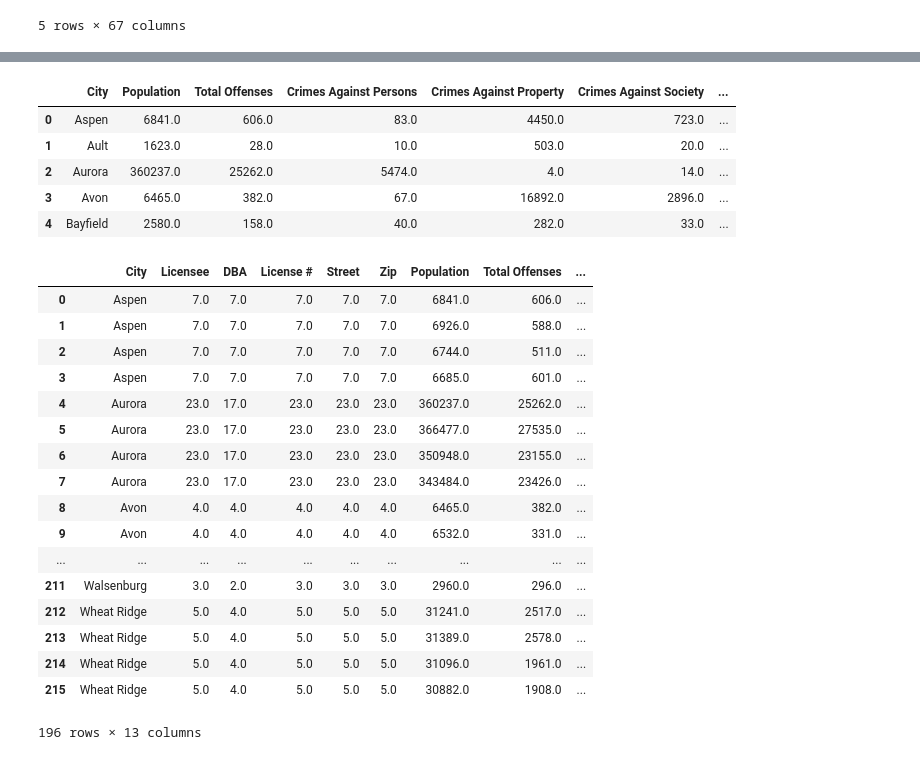
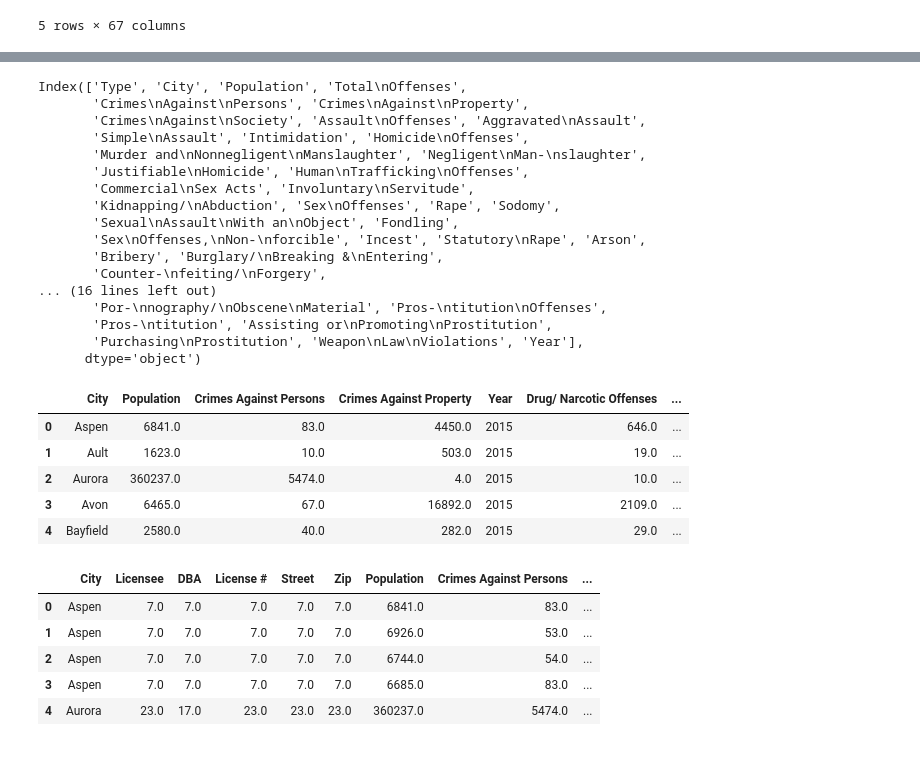
Before and after one commit to joshshigaki/Team-5, a Jupyter notebook: CO Businesses.ipynb, the cells around one changed output, grey strips where cells are left out. Cells and saved outputs as stored; diff of their text form; code cells hidden in the pictures.

```diff
--- a/CO Businesses.ipynb
+++ b/CO Businesses.ipynb
@@ -128,10 +110,32 @@ Index(['Type', 'City', 'Population', 'Total\nOffenses',
+# %%
+#Show all columns title
+crime_df.columns
+# %% [output]
+Index(['Type', 'City', 'Population', 'Total\nOffenses',
+       'Crimes\nAgainst\nPersons', 'Crimes\nAgainst\nProperty',
+       'Crimes\nAgainst\nSociety', 'Assault\nOffenses', 'Aggravated\nAssault',
+       'Simple\nAssault', 'Intimidation', 'Homicide\nOffenses',
+       'Murder and\nNonnegligent\nManslaughter', 'Negligent\nMan-\nslaughter',
+       'Justifiable\nHomicide', 'Human\nTrafficking\nOffenses',
+       'Commercial\nSex Acts', 'Involuntary\nServitude',
+       'Kidnapping/\nAbduction', 'Sex\nOffenses', 'Rape', 'Sodomy',
+       'Sexual\nAssault\nWith an\nObject', 'Fondling',
+       'Sex\nOffenses,\nNon-\nforcible', 'Incest', 'Statutory\nRape', 'Arson',
+       'Bribery', 'Burglary/\nBreaking &\nEntering',
+       'Counter-\nfeiting/\nForgery',
+... (16 lines left out)
+       'Por-\nnography/\nObscene\nMaterial', 'Pros-\ntitution\nOffenses',
+       'Pros-\ntitution', 'Assisting or\nPromoting\nProstitution',
+       'Purchasing\nProstitution', 'Weapon\nLaw\nViolations', 'Year'],
+      dtype='object')
 # %%
-crime_sum = crime_df.loc[:,["City","Population","Total\nOffenses", "Crimes\nAgainst\nPersons","Crimes\nAgainst\nProperty","Crimes\nAgainst\nSociety", "Year"]]
-crime_sum.head()
+#Minor data cleaning
+crime_summary = crime_df.loc[:,["City","Population", "Crimes\nAgainst\nPersons","Crimes\nAgainst\nProperty", "Year","Drug/\nNarcotic\nOffenses","Drug/\nNarcotic\nViolations", "Drug\nEquipment\nViolations"]]
+crime_summary.head()
 # %% [output]
-|  | City | Population | Total Offenses | Crimes Against Persons | Crimes Against Property | Crimes Against Society | ... |
-| 0 | Aspen | 6841.0 | 606.0 | 83.0 | 4450.0 | 723.0 | ... |
-| 1 | Ault | 1623.0 | 28.0 | 10.0 | 503.0 | 20.0 | ... |
-| 2 | Aurora | 360237.0 | 25262.0 | 5474.0 | 4.0 | 14.0 | ... |
-| 3 | Avon | 6465.0 | 382.0 | 67.0 | 16892.0 | 2896.0 | ... |
-| 4 | Bayfield | 2580.0 | 158.0 | 40.0 | 282.0 | 33.0 | ... |
+|  | City | Population | Crimes Against Persons | Crimes Against Property | Year | Drug/ Narcotic Offenses | ... |
+| 0 | Aspen | 6841.0 | 83.0 | 4450.0 | 2015 | 646.0 | ... |
+| 1 | Ault | 1623.0 | 10.0 | 503.0 | 2015 | 19.0 | ... |
+| 2 | Aurora | 360237.0 | 5474.0 | 4.0 | 2015 | 10.0 | ... |
+| 3 | Avon | 6465.0 | 67.0 | 16892.0 | 2015 | 2109.0 | ... |
+| 4 | Bayfield | 2580.0 | 40.0 | 282.0 | 2015 | 29.0 | ... |
@@ -141,24 +142,23 @@ stores_sum = mj_stores_df.groupby("City").count()
+# %%
+#Change Column name of dataframe so that we can do a merge on the same column
+mj_stores_df = mj_stores_df.rename(columns={"City ": "City"})
+
+#group by city to count the number of dispensaries
+stores_summary = mj_stores_df.groupby("City").count()
 # %%
-city_store_crime = pd.merge(stores_sum, crime_sum, on="City", how="right")
-city_store_crime["Crime Per Person"]=(city_store_crime["Total\nOffenses"]+city_store_crime["Crimes\nAgainst\nPersons"]+ city_store_crime["Crimes\nAgainst\nProperty"]+city_store_crime["Crimes\nAgainst\nSociety"])/city_store_crime["Population"]*100
+#Merge two data frame to get dispensary count and crime data
+city_store_crime = pd.merge(stores_summary, crime_summary, on="City", how="right")
+
+#Calculate Crime Rate
+city_store_crime["Crime Per 100 Person"]=(city_store_crime["Crimes\nAgainst\nPersons"]+ city_store_crime["Crimes\nAgainst\nProperty"])/city_store_crime["Population"]*100
+
+#Drop all cities that doesn't have enough information
 clean_store_crime = city_store_crime.dropna(how="any")
-clean_store_crime
+clean_store_crime.head()
 # %% [output]
-|  | City | Licensee | DBA | License # | Street | Zip | Population | Total Offenses | ... |
-| 0 | Aspen | 7.0 | 7.0 | 7.0 | 7.0 | 7.0 | 6841.0 | 606.0 | ... |
-| 1 | Aspen | 7.0 | 7.0 | 7.0 | 7.0 | 7.0 | 6926.0 | 588.0 | ... |
-| 2 | Aspen | 7.0 | 7.0 | 7.0 | 7.0 | 7.0 | 6744.0 | 511.0 | ... |
-| 3 | Aspen | 7.0 | 7.0 | 7.0 | 7.0 | 7.0 | 6685.0 | 601.0 | ... |
-| 4 | Aurora | 23.0 | 17.0 | 23.0 | 23.0 | 23.0 | 360237.0 | 25262.0 | ... |
-| 5 | Aurora | 23.0 | 17.0 | 23.0 | 23.0 | 23.0 | 366477.0 | 27535.0 | ... |
-| 6 | Aurora | 23.0 | 17.0 | 23.0 | 23.0 | 23.0 | 350948.0 | 23155.0 | ... |
-| 7 | Aurora | 23.0 | 17.0 | 23.0 | 23.0 | 23.0 | 343484.0 | 23426.0 | ... |
-| 8 | Avon | 4.0 | 4.0 | 4.0 | 4.0 | 4.0 | 6465.0 | 382.0 | ... |
-| 9 | Avon | 4.0 | 4.0 | 4.0 | 4.0 | 4.0 | 6532.0 | 331.0 | ... |
-| ... | ... | ... | ... | ... | ... | ... | ... | ... | ... |
-| 211 | Walsenburg | 3.0 | 2.0 | 3.0 | 3.0 | 3.0 | 2960.0 | 296.0 | ... |
-| 212 | Wheat Ridge | 5.0 | 4.0 | 5.0 | 5.0 | 5.0 | 31241.0 | 2517.0 | ... |
-| 213 | Wheat Ridge | 5.0 | 4.0 | 5.0 | 5.0 | 5.0 | 31389.0 | 2578.0 | ... |
-| 214 | Wheat Ridge | 5.0 | 4.0 | 5.0 | 5.0 | 5.0 | 31096.0 | 1961.0 | ... |
-| 215 | Wheat Ridge | 5.0 | 4.0 | 5.0 | 5.0 | 5.0 | 30882.0 | 1908.0 | ... |
+|  | City | Licensee | DBA | License # | Street | Zip | Population | Crimes Against Persons | ... |
+| 0 | Aspen | 7.0 | 7.0 | 7.0 | 7.0 | 7.0 | 6841.0 | 83.0 | ... |
+| 1 | Aspen | 7.0 | 7.0 | 7.0 | 7.0 | 7.0 | 6926.0 | 53.0 | ... |
+| 2 | Aspen | 7.0 | 7.0 | 7.0 | 7.0 | 7.0 | 6744.0 | 54.0 | ... |
+| 3 | Aspen | 7.0 | 7.0 | 7.0 | 7.0 | 7.0 | 6685.0 | 83.0 | ... |
+| 4 | Aurora | 23.0 | 17.0 | 23.0 | 23.0 | 23.0 | 360237.0 | 5474.0 | ... |
-196 rows × 13 columns
```
Also changed, not shown: parts of 10 cells of this notebook, 2 other files.
